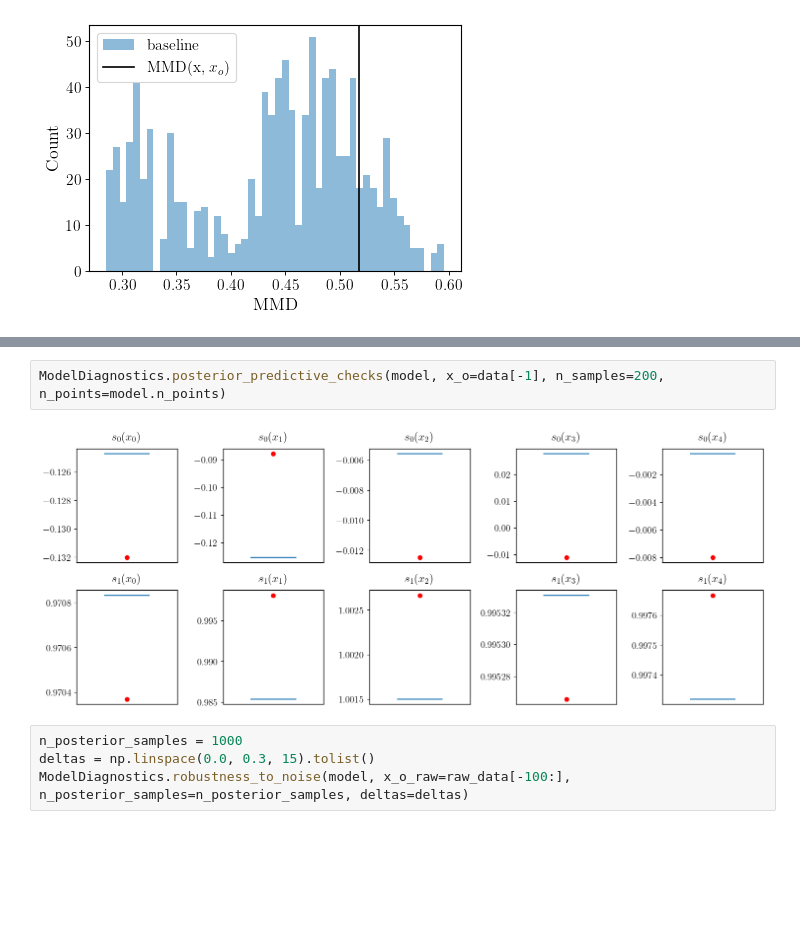
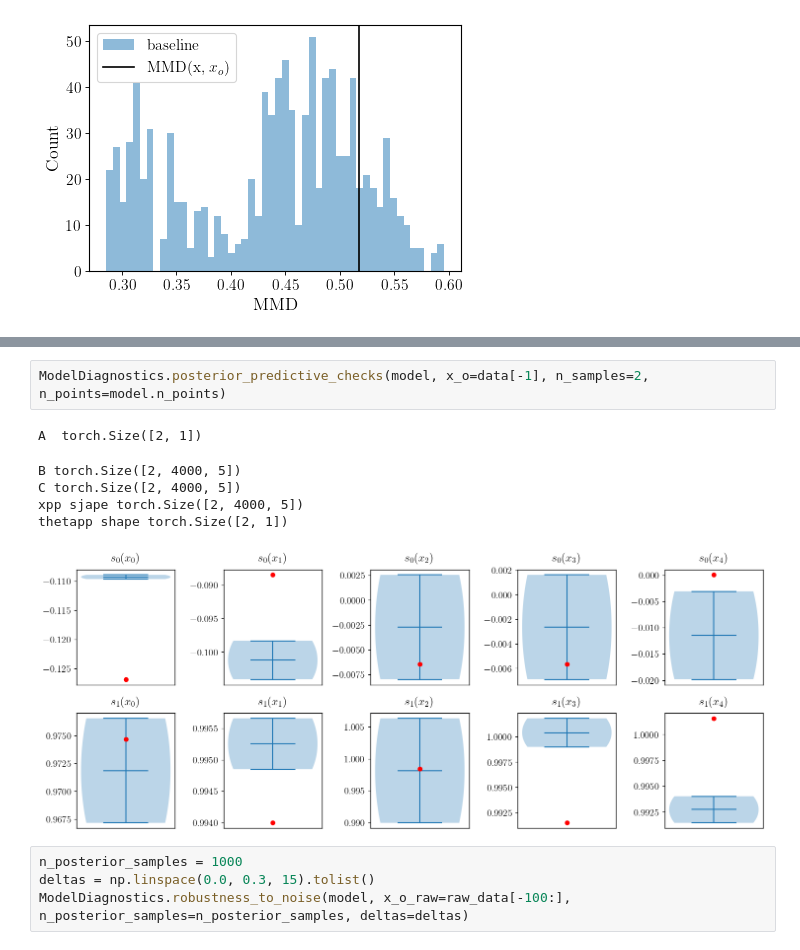
Before and after one commit to NilsCt/sbi-particle-physics, a Jupyter notebook: notebooks/model_validator.ipynb, the cells around one changed output, grey strips where cells are left out. Drawn from its saved outputs; the diff is of its cells as text; blank space fills up the shorter version.

```diff
--- a/notebooks/model_validator.ipynb
+++ b/notebooks/model_validator.ipynb
@@ -45,7 +47,12 @@ ModelDiagnostics.many_posteriors(model, parameter_component_index=0, x_min=3, x_
 # %%
-ModelDiagnostics.posterior_predictive_checks(model, x_o=data[-1], n_samples=200, n_points=model.n_points)
+ModelDiagnostics.posterior_predictive_checks(model, x_o=data[-1], n_samples=2, n_points=model.n_points)
 # %% [output]
+A  torch.Size([2, 1])
+B torch.Size([2, 4000, 5])
+C torch.Size([2, 4000, 5])
+xpp sjape torch.Size([2, 4000, 5])
+thetapp shape torch.Size([2, 1])
-[figure, old version]
+[figure, new version]
 # %%
 n_posterior_samples = 1000
 deltas = np.linspace(0.0, 0.3, 15).tolist()
```
Also changed, not shown: parts of 2 cells of this notebook, 3 other files.
